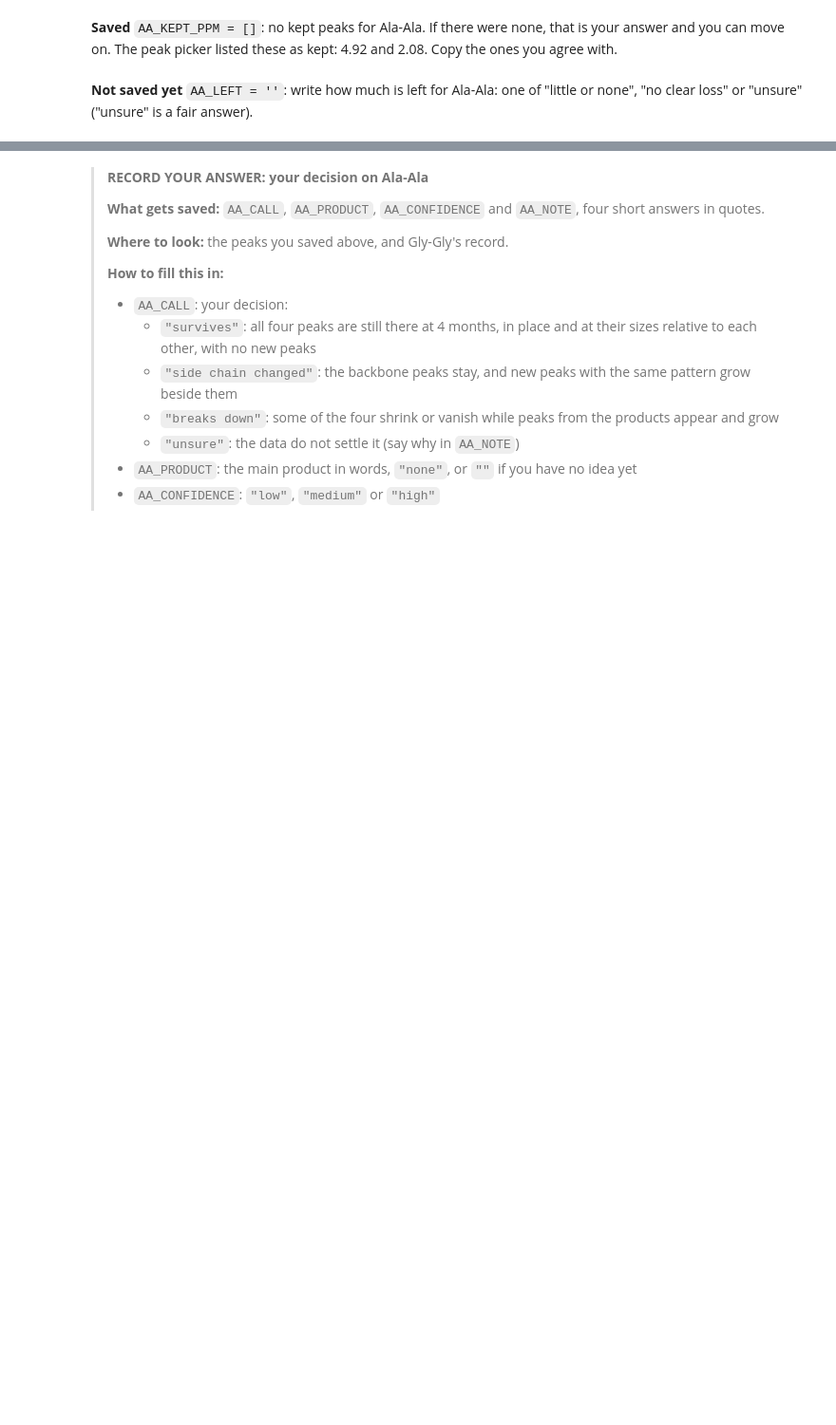
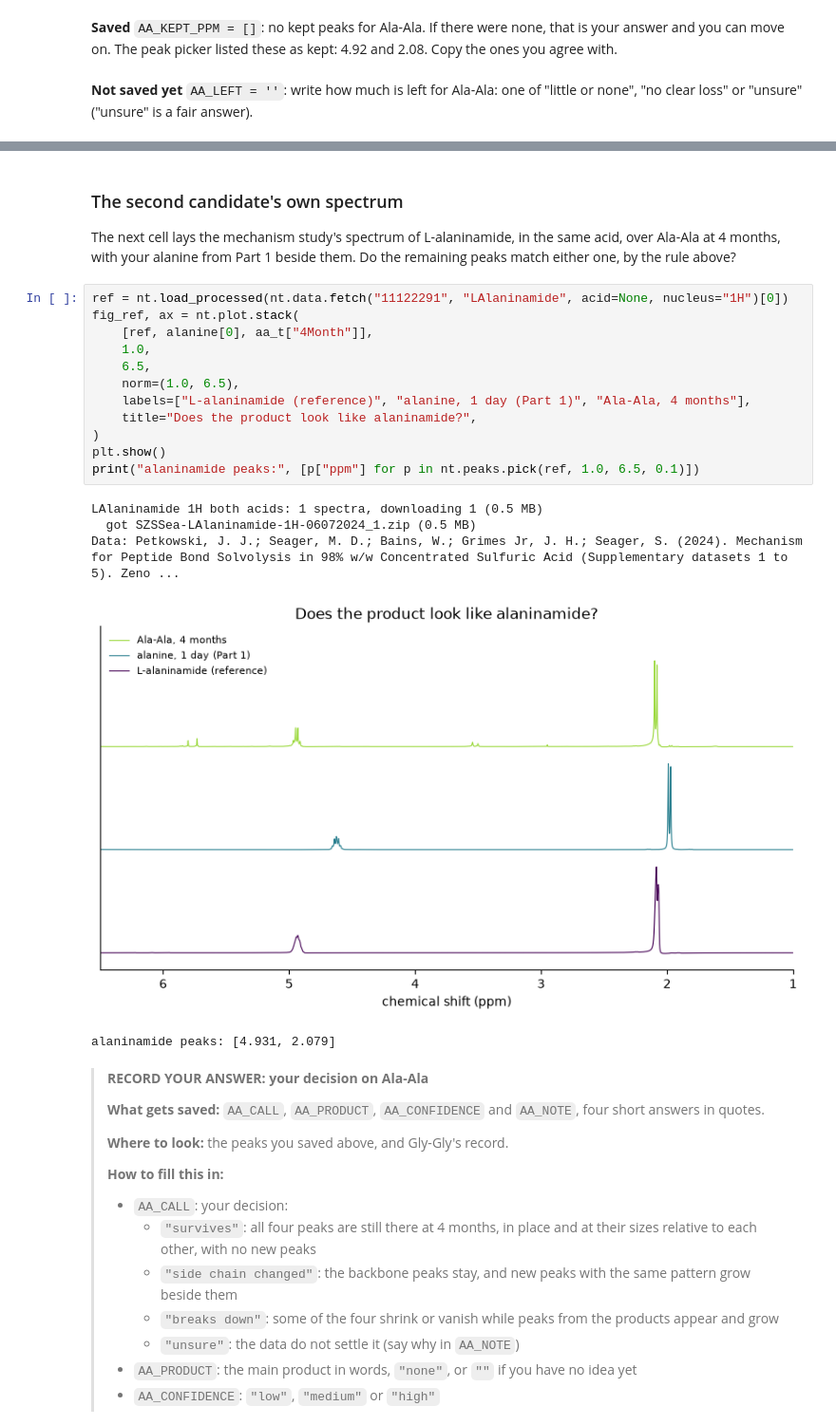
Before and after one commit to Rakiura-Inc/morning-star-nmr, a Jupyter notebook: notebooks/executed/01_capstone_ala_ala_vs_gly_gly.executed.ipynb, the cells around one changed output, grey strips where cells are left out. Shown at 95% size. Saved outputs shown, nothing was run; the diff lists cells and outputs as text; blank space fills up the shorter version.

```diff
--- a/notebooks/executed/01_capstone_ala_ala_vs_gly_gly.executed.ipynb
+++ b/notebooks/executed/01_capstone_ala_ala_vs_gly_gly.executed.ipynb
@@ -555,3 +812,27 @@ Longer version: bootcamp step 7, Do protein building blocks survive Venus's acid
+# %% [markdown]
+### The second candidate's own spectrum
+
+The next cell lays the mechanism study's spectrum of L-alaninamide, in the same acid, over Ala-Ala at
+4 months, with your alanine from Part 1 beside them. Do the remaining peaks match either one, by the
+rule above?
+# %%
+ref = nt.load_processed(nt.data.fetch("11122291", "LAlaninamide", acid=None, nucleus="1H")[0])
+fig_ref, ax = nt.plot.stack(
+    [ref, alanine[0], aa_t["4Month"]],
+    1.0,
+    6.5,
+    norm=(1.0, 6.5),
+    labels=["L-alaninamide (reference)", "alanine, 1 day (Part 1)", "Ala-Ala, 4 months"],
+    title="Does the product look like alaninamide?",
+)
+plt.show()
+print("alaninamide peaks:", [p["ppm"] for p in nt.peaks.pick(ref, 1.0, 6.5, 0.1)])
+# %% [output]
+LAlaninamide 1H both acids: 1 spectra, downloading 1 (0.5 MB)
+  got SZSSea-LAlaninamide-1H-06072024_1.zip (0.5 MB)
+Data: Petkowski, J. J.; Seager, M. D.; Bains, W.; Grimes Jr, J. H.; Seager, S. (2024). Mechanism for Peptide Bond Solvolysis in 98% w/w Concentrated Sulfuric Acid (Supplementary datasets 1 to 5). Zeno ...
+[figure, new version]
+alaninamide peaks: [4.931, 2.079]
 # %% [markdown]
 > **RECORD YOUR ANSWER: your decision on Ala-Ala**
 >
```
Also changed, not shown: parts of 31 cells of this notebook, 11 other files.
